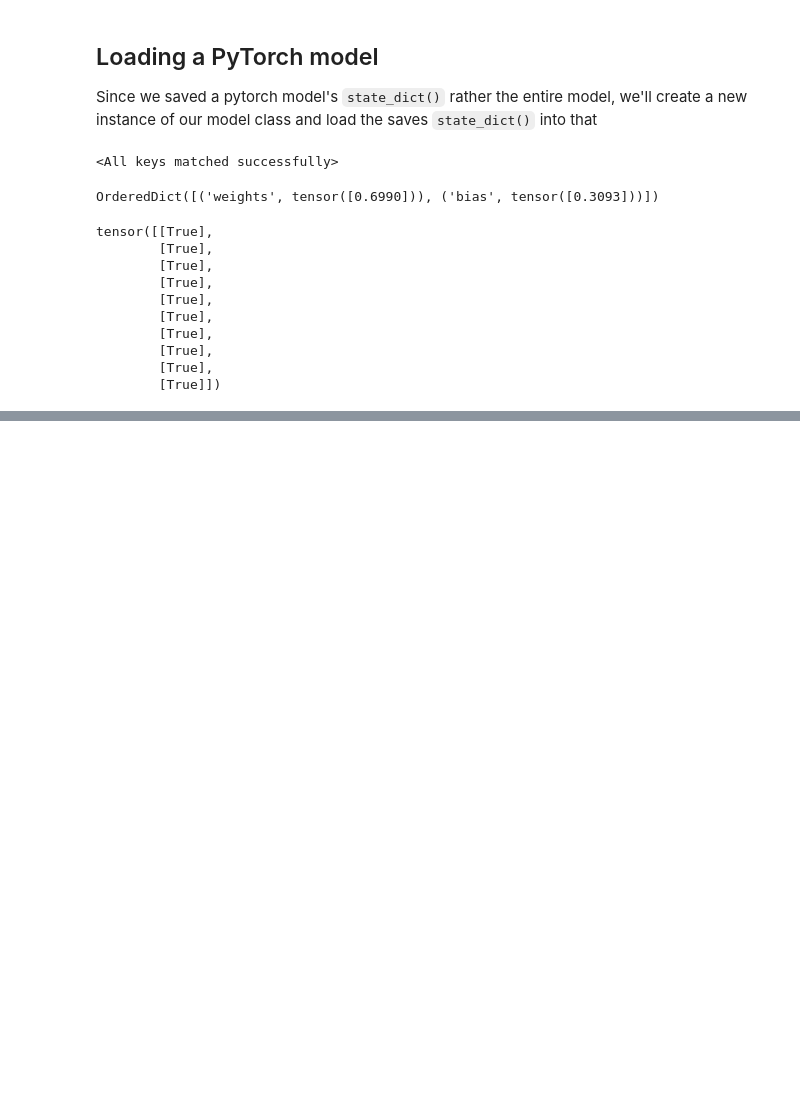
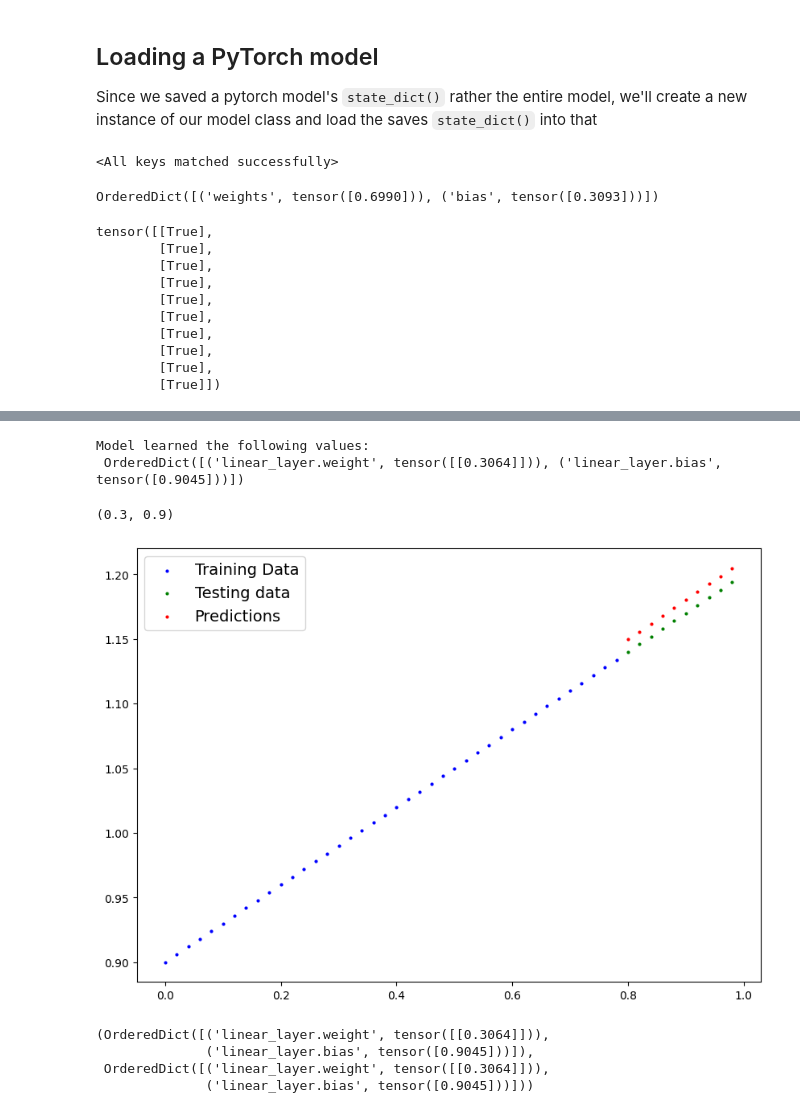
Before and after one commit to Finix-07/pytorch_practice, a Jupyter notebook: pytorch_workflow_video.ipynb, the cells around one changed output, grey strips where cells are left out. Saved outputs shown, nothing was run; the diff lists cells and outputs as text; code cells hidden in the pictures; blank space fills up the shorter version.

```diff
--- a/pytorch_workflow_video.ipynb
+++ b/pytorch_workflow_video.ipynb
@@ -419,0 +441,9 @@ tensor([[True],
+# %%
+class LinearRegressionModelV2(nn.Module):
+  def __init__(self):
+    super().__init__()
+    self.linear_layer = nn.Linear(in_features = 1,
+                                  out_features = 1) # this will give us a layer which takes 1 input feature and outputs 1 feature
+
+  def forward(self, x: torch.tensor) -> torch.tensor:
+    return self.linear_layer(x)
@@ -419,0 +457,4 @@ tensor([[True],
+# %%
+loss_fn = nn.L1Loss()
+
+optimizer = torch.optim.SGD(params = model_1.parameters(), lr = 0.01)
@@ -419,0 +519,15 @@ tensor([[True],
+# %%
+print(f"Model learned the following values:\n {model_1.state_dict()}")
+weight , bias
+# %% [output]
+Model learned the following values:
+ OrderedDict([('linear_layer.weight', tensor([[0.3064]])), ('linear_layer.bias', tensor([0.9045]))])
+(0.3, 0.9)
+# %%
+model_1.eval()
+with torch.inference_mode():
+  y_preds = model_1(new_X_test)
+# %%
+plot_predictions(train_data = new_X_train, train_labels = new_y_train, test_data = new_X_test, test_labels = new_y_test, predictions = y_preds)
+# %% [output]
+[figure, added]
@@ -419,0 +546,12 @@ tensor([[True],
+# %%
+# loading the model
+
+model_1_copy = LinearRegressionModelV2()
+model_1_copy.load_state_dict(torch.load(model_save_path))
+
+model_1.state_dict() , model_1_copy.state_dict()
+# %% [output]
+(OrderedDict([('linear_layer.weight', tensor([[0.3064]])),
+              ('linear_layer.bias', tensor([0.9045]))]),
+ OrderedDict([('linear_layer.weight', tensor([[0.3064]])),
+              ('linear_layer.bias', tensor([0.9045]))]))
```
Also changed, not shown: parts of 12 cells of this notebook.
